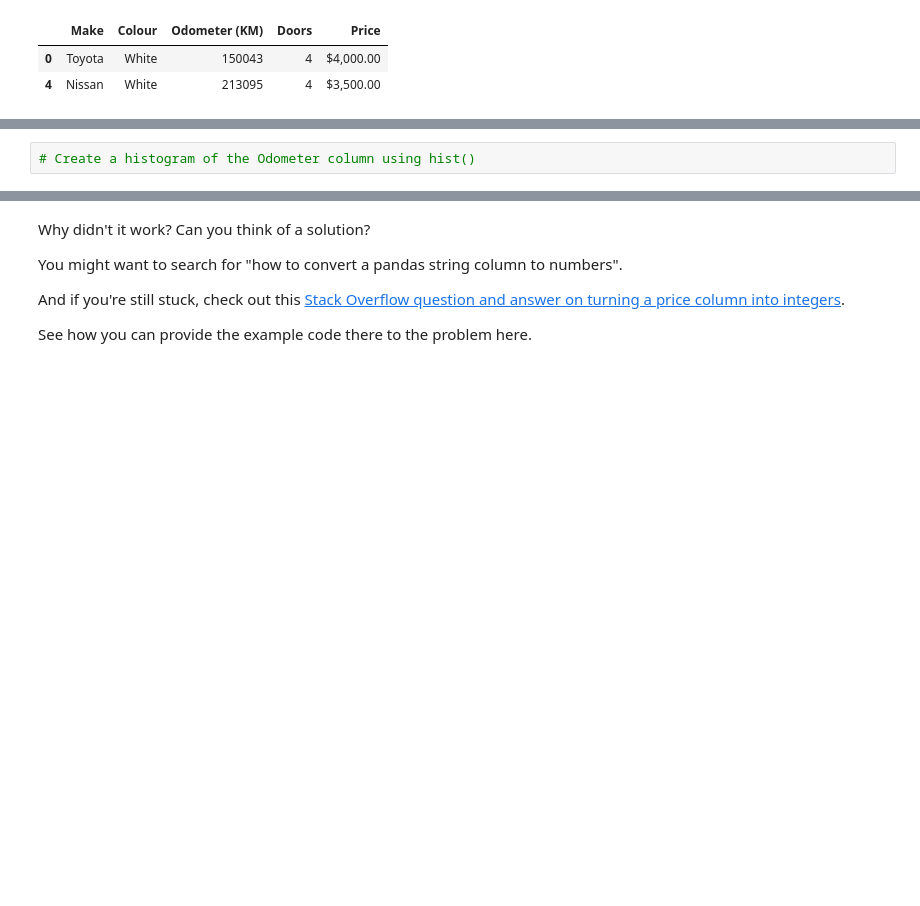
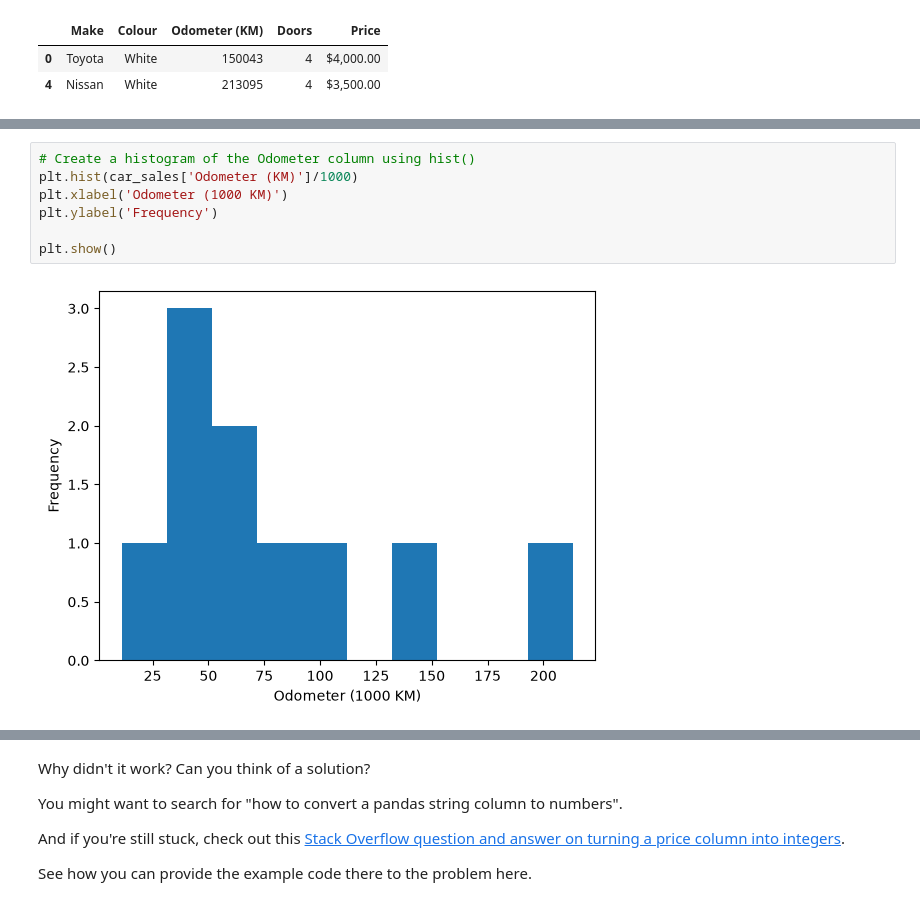
Before and after one commit to aaronoisin/ds2026, a Jupyter notebook: week1/python-practice/pandas-exercises.ipynb, the cells around one changed output, grey strips where cells are left out. Saved outputs shown, nothing was run; the diff lists cells and outputs as text; blank space fills up the shorter version.

```diff
--- a/week1/python-practice/pandas-exercises.ipynb
+++ b/week1/python-practice/pandas-exercises.ipynb
@@ -217,4 +247,11 @@ ValueError: Buffer has wrong number of dimensions (expected 1, got 2)
 # %%
 # Create a histogram of the Odometer column using hist()
+plt.hist(car_sales['Odometer (KM)']/1000)
+plt.xlabel('Odometer (1000 KM)')
+plt.ylabel('Frequency')
+
+plt.show()
+# %% [output]
+[figure, added]
 # %%
 # Try to plot the Price column using plot()
```
Also changed, not shown: parts of 16 cells of this notebook.
